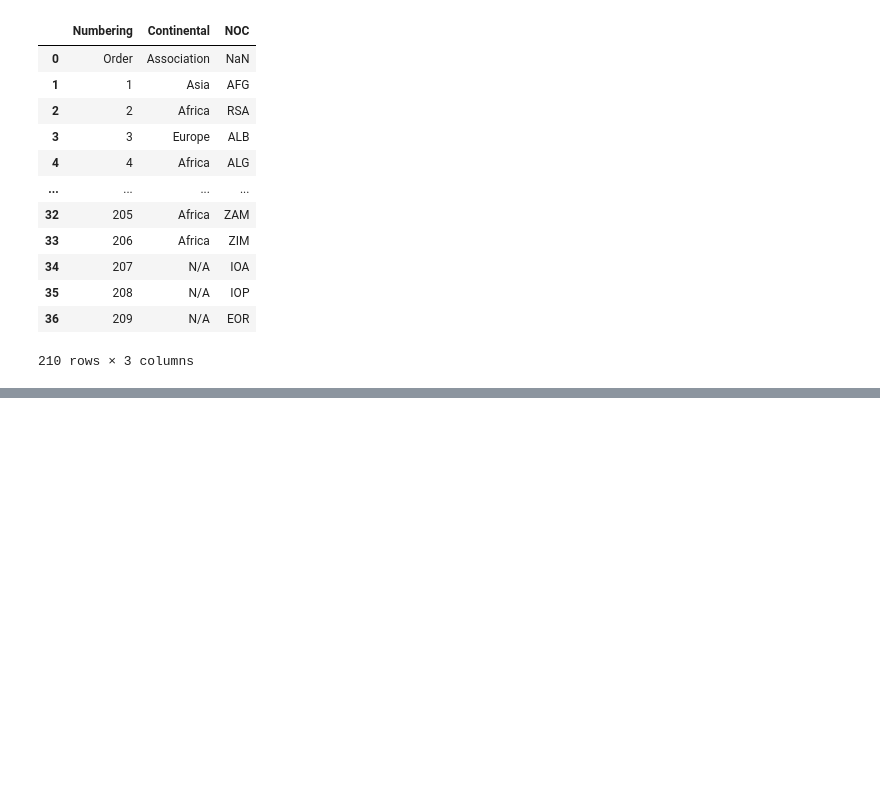
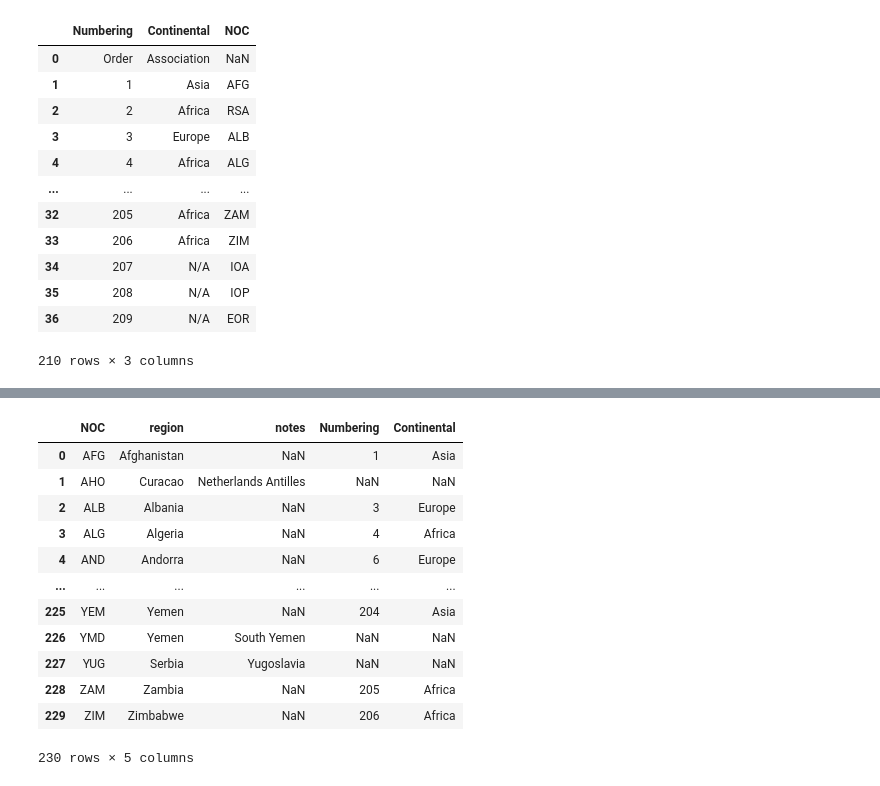
Before and after one commit to DSAI-K64-20212-Project/Data-Visualization, a Jupyter notebook: Data_look.ipynb, the cells around one changed output, grey strips where cells are left out. Cells and saved outputs as stored; diff of their text form; code cells hidden in the pictures; blank space fills up the shorter version.

```diff
--- a/Data_look.ipynb
+++ b/Data_look.ipynb
@@ -150,2 +185,17 @@ df_out
 # %%
 new_noc = noc_region_df.merge(df_out, how='left', left_on= 'NOC', right_on = 'NOC')
+new_noc
+# %% [output]
+|  | NOC | region | notes | Numbering | Continental |
+| 0 | AFG | Afghanistan | NaN | 1 | Asia |
+| 1 | AHO | Curacao | Netherlands Antilles | NaN | NaN |
+| 2 | ALB | Albania | NaN | 3 | Europe |
+| 3 | ALG | Algeria | NaN | 4 | Africa |
+| 4 | AND | Andorra | NaN | 6 | Europe |
+| ... | ... | ... | ... | ... | ... |
+| 225 | YEM | Yemen | NaN | 204 | Asia |
+| 226 | YMD | Yemen | South Yemen | NaN | NaN |
+| 227 | YUG | Serbia | Yugoslavia | NaN | NaN |
+| 228 | ZAM | Zambia | NaN | 205 | Africa |
+| 229 | ZIM | Zimbabwe | NaN | 206 | Africa |
+230 rows × 5 columns
```
Also changed, not shown: parts of 8 cells of this notebook, 3 other files.
